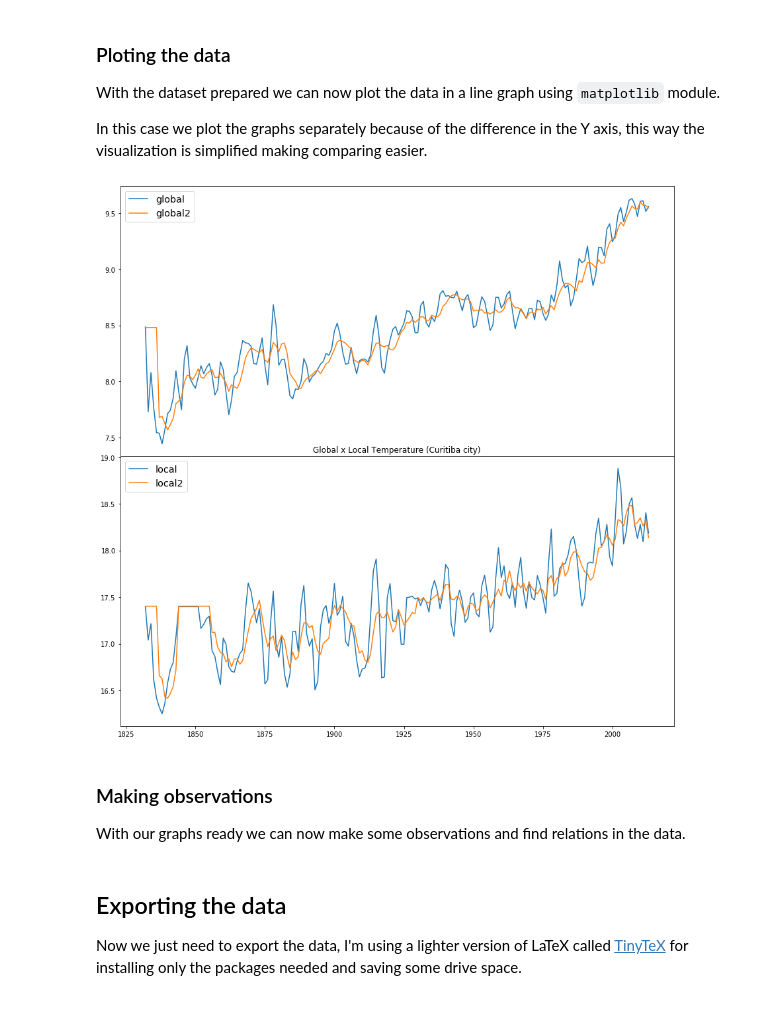
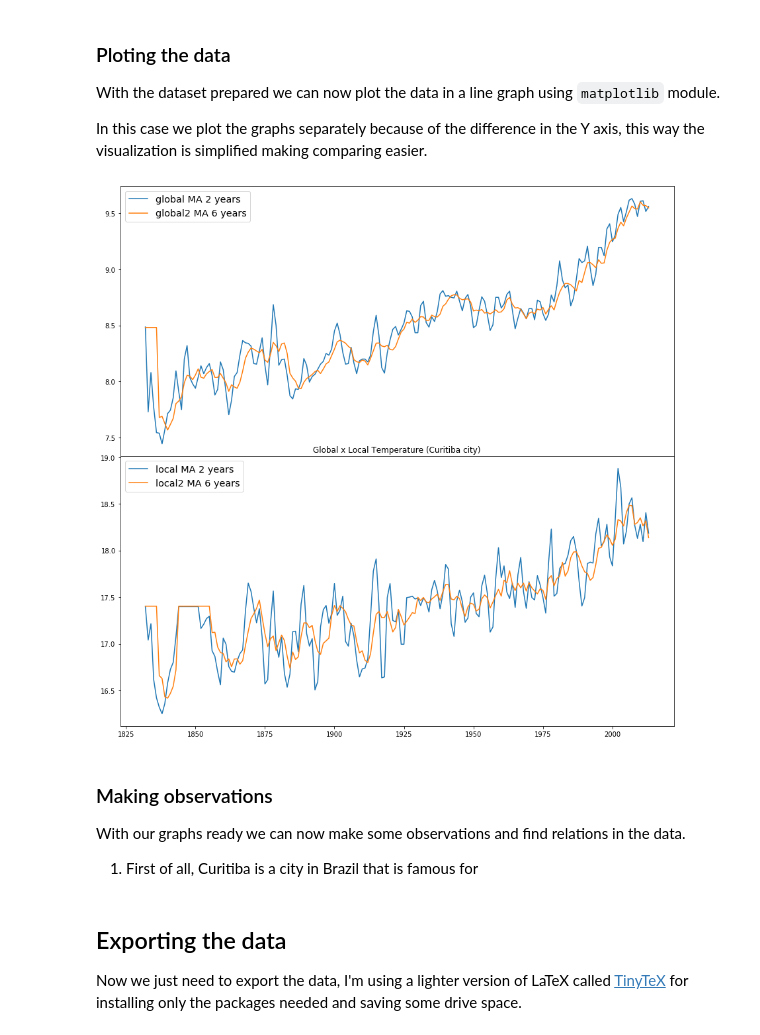
Before and after one commit to luisberns/study-data-analysis, a Jupyter notebook: dand-udacity/project1/Moving Average - Global x Local temperature.ipynb, the cells around one changed output. Saved outputs shown, nothing was run; the diff lists cells and outputs as text; code cells hidden in the pictures.

Commit message:
Added initial observations and improved graphs labels

```diff
--- a/dand-udacity/project1/Moving Average - Global x Local temperature.ipynb
+++ b/dand-udacity/project1/Moving Average - Global x Local temperature.ipynb
@@ -70,26 +70,28 @@ In this case we plot the graphs separately because of the difference in the Y ax
 # %%
 # Add opts and minimize height space between lines
 fig, axs = ply.subplots(2,1,sharex=True, figsize=(15,15))
 fig.subplots_adjust(hspace=0)
 
 # Add title to the graph
 ply.title('Global x Local Temperature (Curitiba city)')
 
 # Plot global graph
-axs[0].plot(df_global['avg_ma'], label='global')
-axs[0].plot(df_global['avg_ma2'], label='global2')
+axs[0].plot(df_global['avg_ma'], label='global MA 2 years')
+axs[0].plot(df_global['avg_ma2'], label='global2 MA 6 years')
 axs[0].legend(loc='upper left', fontsize='x-large')
 
 # Plot local graph right bellow
-axs[1].plot(df_local['avg_ma'], label='local')
-axs[1].plot(df_local['avg_ma2'], label='local2')
+axs[1].plot(df_local['avg_ma'], label='local MA 2 years')
+axs[1].plot(df_local['avg_ma2'], label='local2 MA 6 years')
 axs[1].legend(loc='upper left', fontsize='x-large');
 # %% [output]
-[figure, old version]
+[figure, new version]
 # %% [markdown]
 ### Making observations
 
 With our graphs ready we can now make some observations and find relations in the data.
+
+1. First of all, Curitiba is a city in Brazil that is famous for
 # %% [markdown]
 ## Exporting the data
 
```
